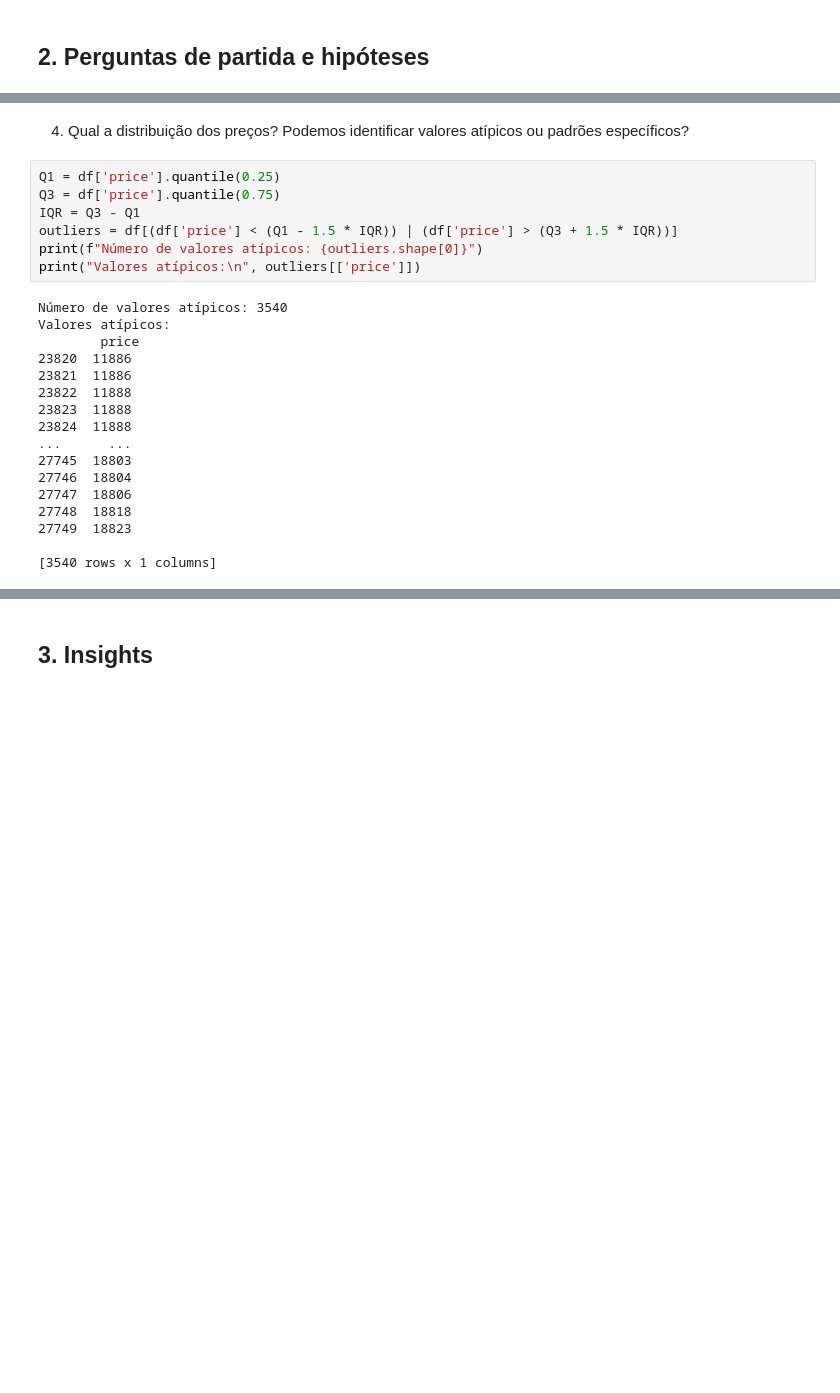
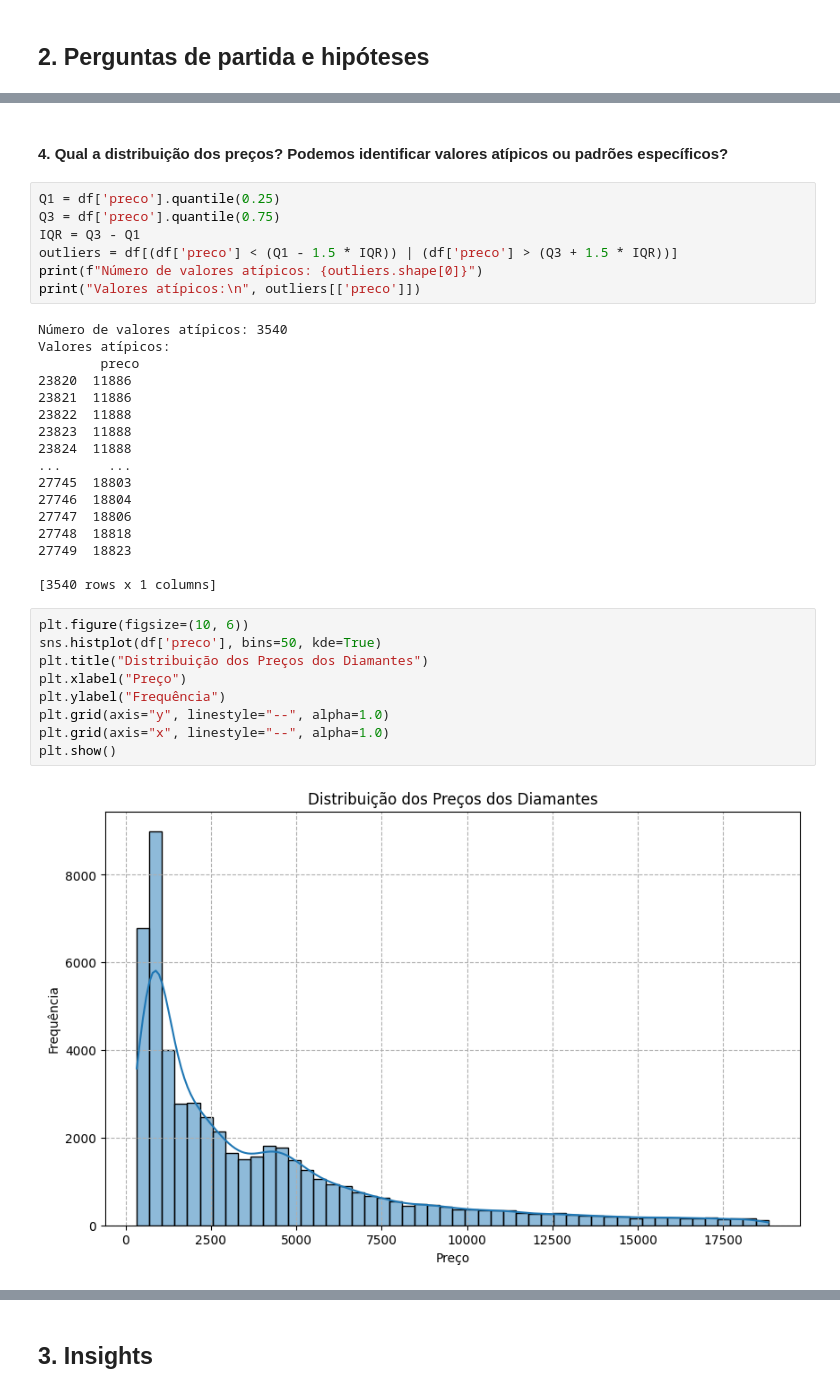
Before and after one commit to laayrd/avanti-bootcamp-cdd, a Jupyter notebook: notebooks/01-exploratory_data_analysis.ipynb, the cells around one changed output, grey strips where cells are left out. Saved outputs shown, nothing was run; the diff lists cells and outputs as text; blank space fills up the shorter version.

```diff
--- a/notebooks/01-exploratory_data_analysis.ipynb
+++ b/notebooks/01-exploratory_data_analysis.ipynb
@@ -156,16 +245,16 @@ Name: price, dtype: float64
 # %% [markdown]
-4. Qual a distribuição dos preços? Podemos identificar valores atípicos ou padrões específicos?
+#### 4. Qual a distribuição dos preços? Podemos identificar valores atípicos ou padrões específicos?
 # %%
-Q1 = df['price'].quantile(0.25)
-Q3 = df['price'].quantile(0.75)
+Q1 = df['preco'].quantile(0.25)
+Q3 = df['preco'].quantile(0.75)
 IQR = Q3 - Q1
-outliers = df[(df['price'] < (Q1 - 1.5 * IQR)) | (df['price'] > (Q3 + 1.5 * IQR))]
+outliers = df[(df['preco'] < (Q1 - 1.5 * IQR)) | (df['preco'] > (Q3 + 1.5 * IQR))]
 print(f"Número de valores atípicos: {outliers.shape[0]}")
-print("Valores atípicos:\n", outliers[['price']])
+print("Valores atípicos:\n", outliers[['preco']])
 # %% [output]
 Número de valores atípicos: 3540
 Valores atípicos:
-        price
+        preco
 23820  11886
 23821  11886
 23822  11888
@@ -179,3 +268,14 @@ Valores atípicos:
 27749  18823
 
 [3540 rows x 1 columns]
+# %%
+plt.figure(figsize=(10, 6))
+sns.histplot(df['preco'], bins=50, kde=True)
+plt.title("Distribuição dos Preços dos Diamantes")
+plt.xlabel("Preço")
+plt.ylabel("Frequência")
+plt.grid(axis="y", linestyle="--", alpha=1.0)
+plt.grid(axis="x", linestyle="--", alpha=1.0)
+plt.show()
+# %% [output]
+[figure, added]
```
Also changed, not shown: parts of 41 cells of this notebook.
